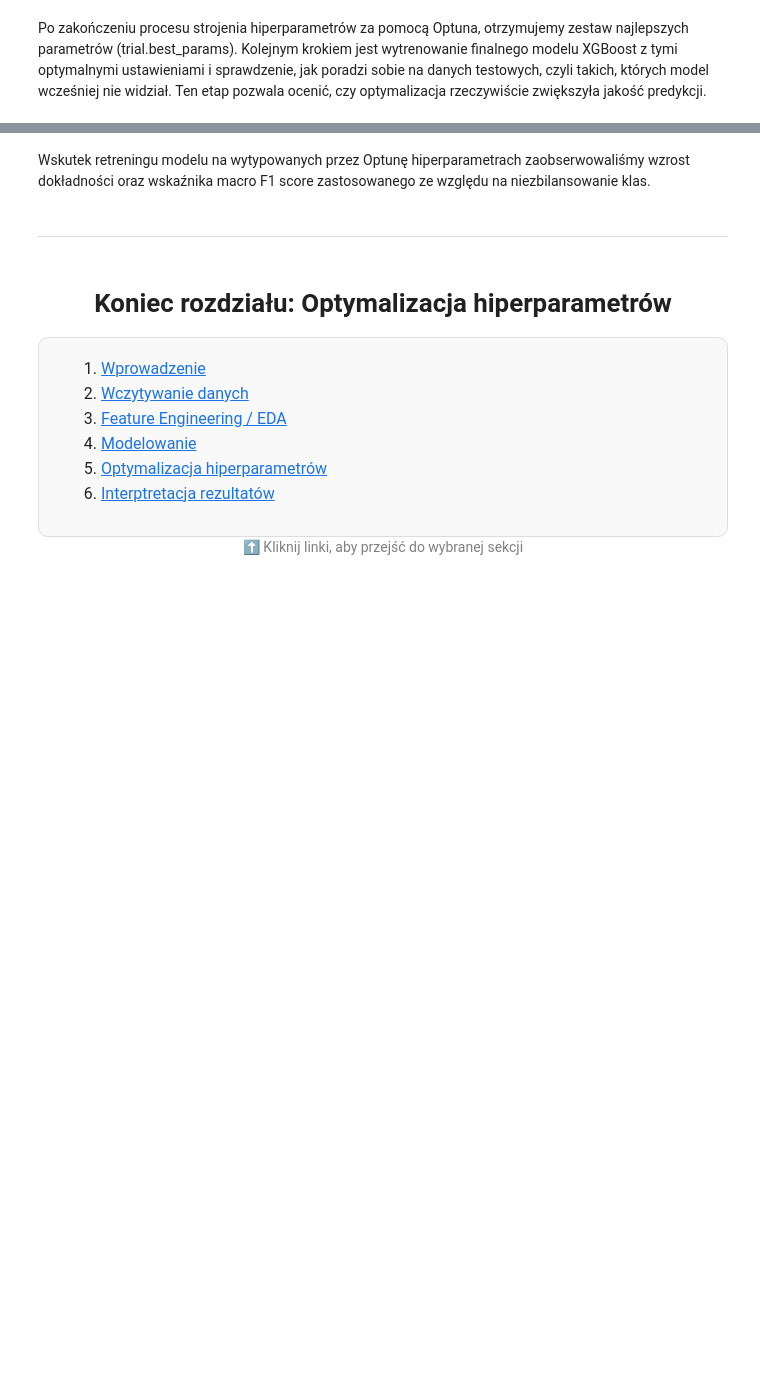
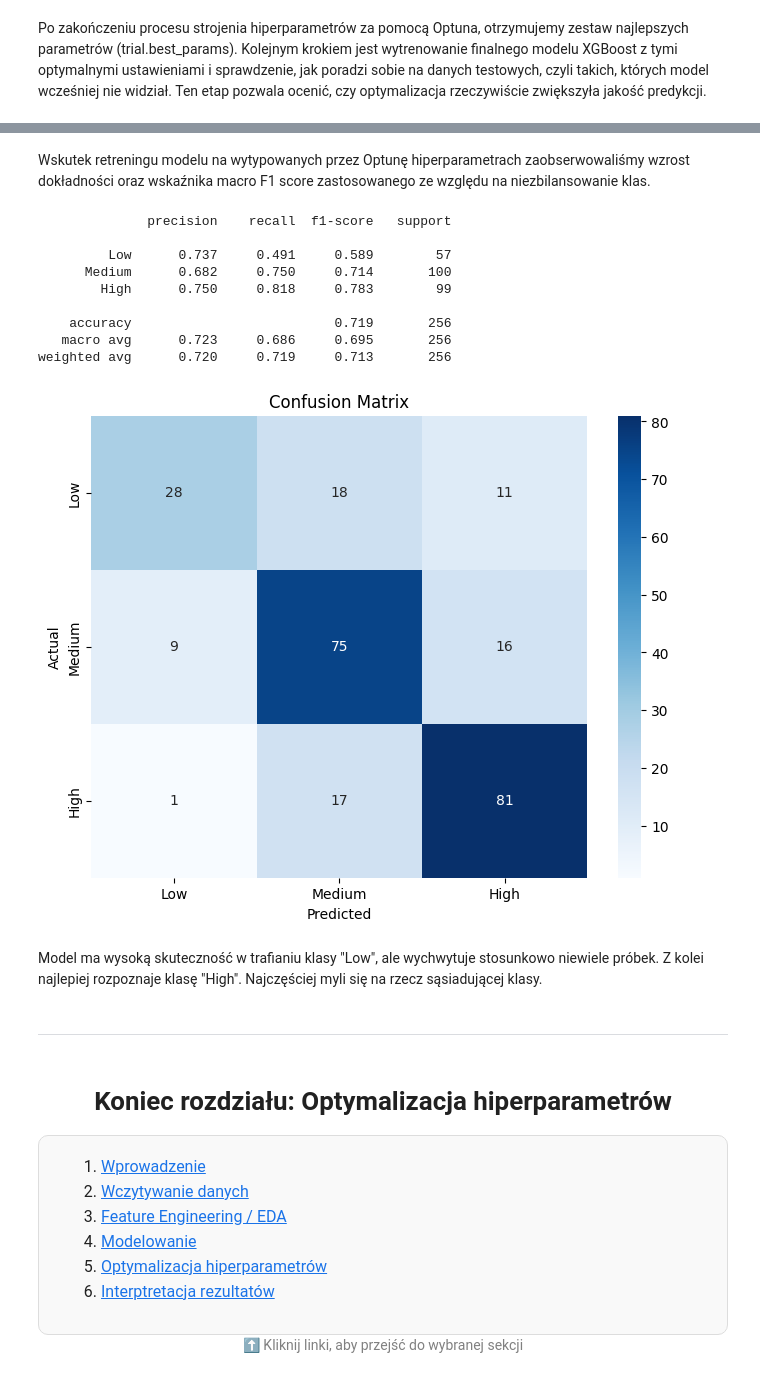
Before and after one commit to Sumitjadhav5004/ML-Stress-Prediction, a Jupyter notebook: stress_prediction.ipynb, the cells around one changed output, grey strips where cells are left out. Saved outputs shown, nothing was run; the diff lists cells and outputs as text; code cells hidden in the pictures; blank space fills up the shorter version.

Commit message:
added confusion matrix and classification report

```diff
--- a/stress_prediction.ipynb
+++ b/stress_prediction.ipynb
@@ -483,5 +483,25 @@ Macro F1-score with best hyperparameters: 72.69%
+# %% [markdown]
+Wskutek retreningu modelu na wytypowanych przez Optunę hiperparametrach zaobserwowaliśmy wzrost dokładności oraz wskaźnika macro F1 score zastosowanego ze względu na niezbilansowanie klas.
+# %%
+print(classification_report(y_test, y_pred_best,
+                          target_names=['Low', 'Medium', 'High'],
+                          digits=3))
+
+cm = confusion_matrix(y_test, y_pred_best)
+plot_confusion_matrix(cm, STRESS_LEVEL_TO_LABEL.keys())
+# %% [output]
+              precision    recall  f1-score   support
+
+         Low      0.737     0.491     0.589        57
+      Medium      0.682     0.750     0.714       100
+        High      0.750     0.818     0.783        99
+
+    accuracy                          0.719       256
+   macro avg      0.723     0.686     0.695       256
+weighted avg      0.720     0.719     0.713       256
+[figure, added]
 # %% [markdown]
-Wskutek retreningu modelu na wytypowanych przez Optunę hiperparametrach zaobserwowaliśmy wzrost dokładności oraz wskaźnika macro F1 score zastosowanego ze względu na niezbilansowanie klas.
+Model ma wysoką skuteczność w trafianiu klasy "Low", ale wychwytuje stosunkowo niewiele próbek. Z kolei najlepiej rozpoznaje klasę "High". Najczęściej myli się na rzecz sąsiadującej klasy.
 # %% [markdown]
 -------------------------------------------------------------------------------------------------------------------------------------------
 # %% [markdown]
```
Also changed, not shown: parts of 12 cells of this notebook, 1 other file.
